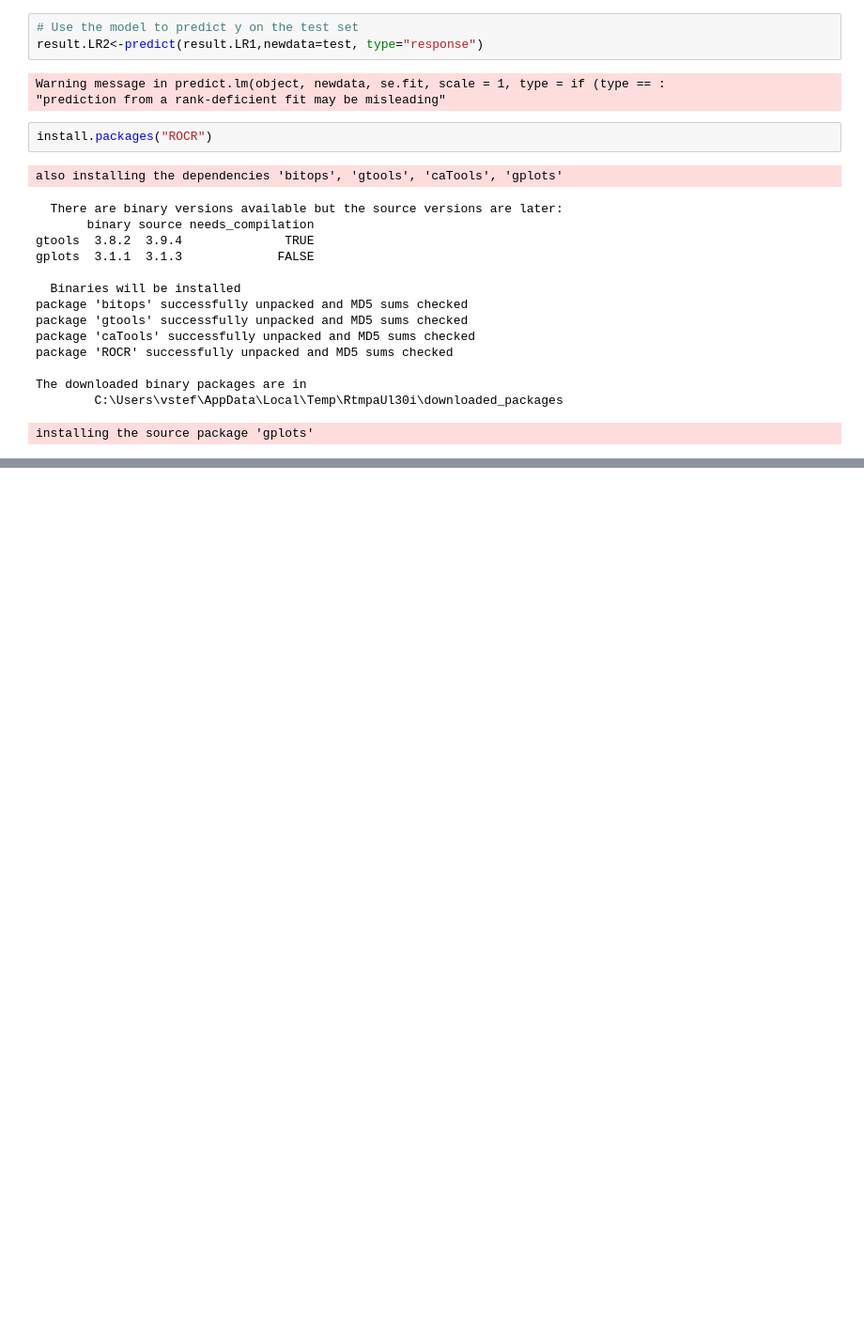
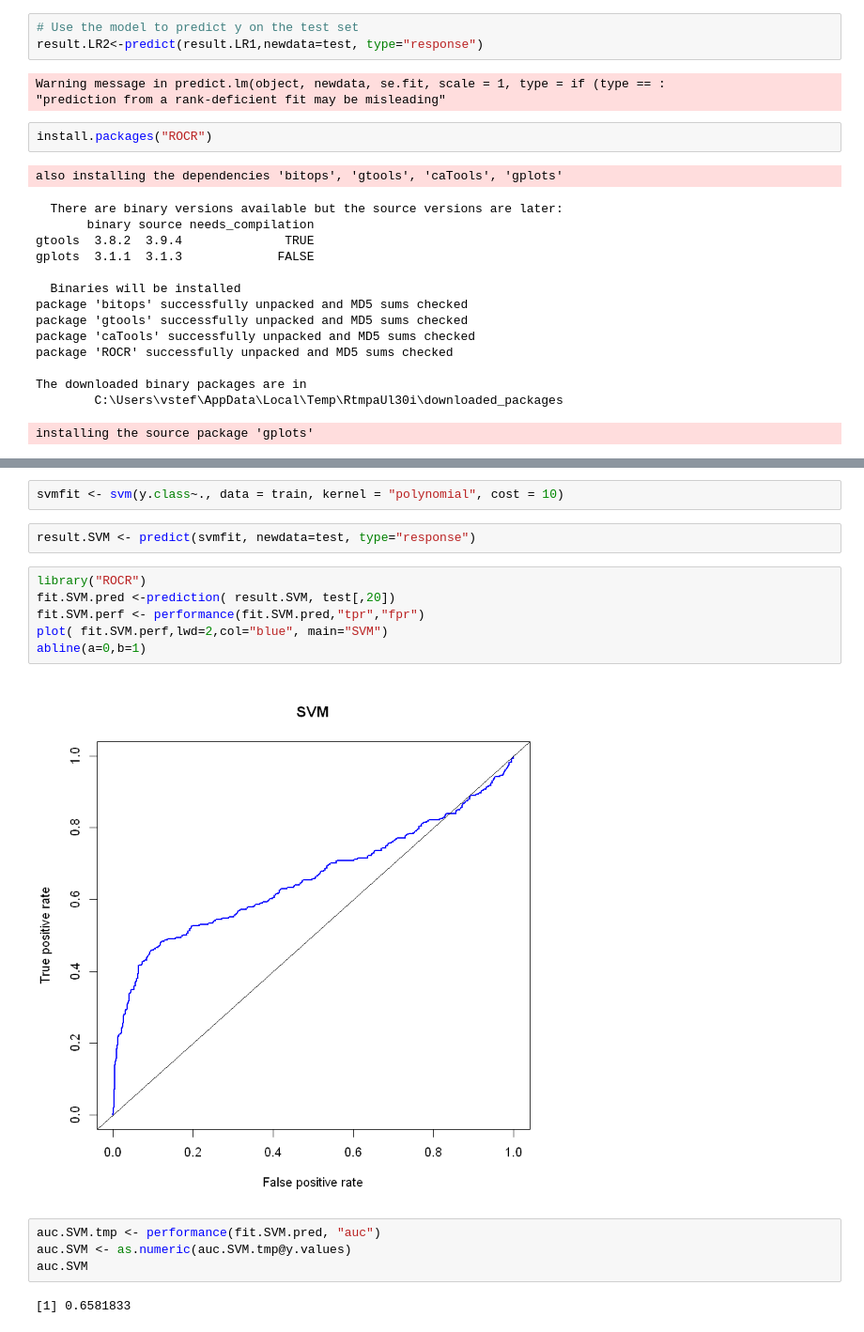
Before and after one commit to Vlad696969/Prediction_R, a Jupyter notebook: Problem3.ipynb, the cells around one changed output, grey strips where cells are left out. Shown at 94% size. Saved outputs shown, nothing was run; the diff lists cells and outputs as text; blank space fills up the shorter version.

```diff
--- a/Problem3.ipynb
+++ b/Problem3.ipynb
@@ -95,0 +167,18 @@ Warning message:
+# %%
+svmfit <- svm(y.class~., data = train, kernel = "polynomial", cost = 10)
+# %%
+result.SVM <- predict(svmfit, newdata=test, type="response")
+# %%
+library("ROCR")
+fit.SVM.pred <-prediction( result.SVM, test[,20])
+fit.SVM.perf <- performance(fit.SVM.pred,"tpr","fpr")
+plot( fit.SVM.perf,lwd=2,col="blue", main="SVM")
+abline(a=0,b=1)
+# %% [output]
+[figure, added]
+# %%
+auc.SVM.tmp <- performance(fit.SVM.pred, "auc")
+auc.SVM <- as.numeric(auc.SVM.tmp@y.values)
+auc.SVM
+# %% [output]
+[1] 0.6581833
```
Also changed, not shown: parts of 15 cells of this notebook, 2 other files.
